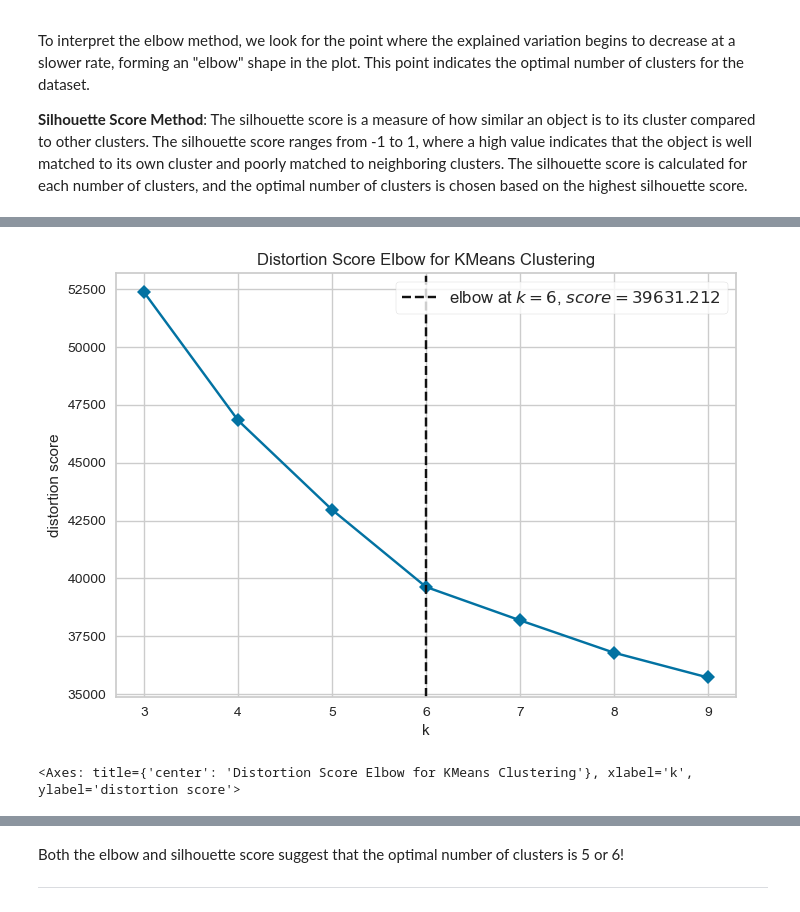
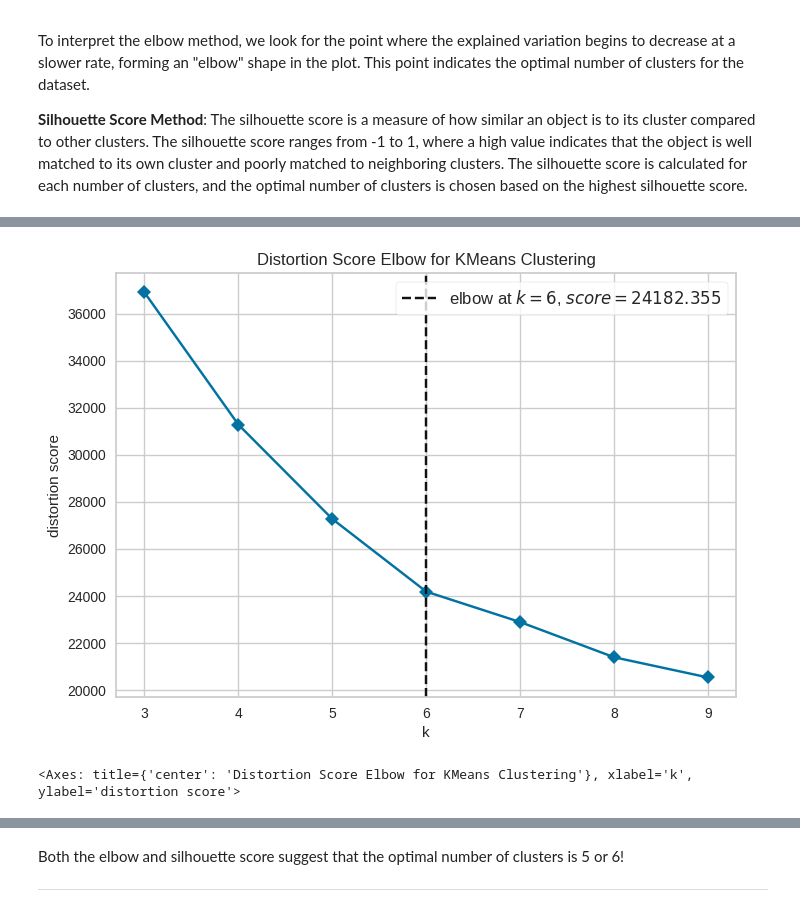
Before and after one commit to LinCannn/ADM-HW4, a Jupyter notebook: Q2.ipynb, the cells around one changed output, grey strips where cells are left out. Drawn from its saved outputs; the diff is of its cells as text; code cells hidden in the pictures.

```diff
--- a/Q2.ipynb
+++ b/Q2.ipynb
@@ -621,3 +621,5 @@ A: The two most common methods for choosing the number of clusters in a clusteri
 To interpret the elbow method, we look for the point where the explained variation begins to decrease at a slower rate, forming an "elbow" shape in the plot. This point indicates the optimal number of clusters for the dataset.
 
 **Silhouette Score Method**: The silhouette score is a measure of how similar an object is to its cluster compared to other clusters. The silhouette score ranges from -1 to 1, where a high value indicates that the object is well matched to its own cluster and poorly matched to neighboring clusters. The silhouette score is calculated for each number of clusters, and the optimal number of clusters is chosen based on the highest silhouette score.
+# %%
+movies_df2 = movies_df[['PC1','PC2', 'PC3', 'PC4', 'PC5']]
@@ -624,14 +642,14 @@ To interpret the elbow method, we look for the point where the explained variati
 # %%
 from sklearn.cluster import KMeans
 from yellowbrick.cluster import KElbowVisualizer
 
 # Instantiate the clustering model and visualizer
 model = KMeans()
 visualizer = KElbowVisualizer(model, k=(3,10), timings=False)
-visualizer.fit(movies_df) # Fit the data to the visualizer
+visualizer.fit(movies_df2) # Fit the data to the visualizer
 visualizer.show() # Finalize and render the figure
 # %% [output]
-[figure, old version]
+[figure, new version]
 <Axes: title={'center': 'Distortion Score Elbow for KMeans Clustering'}, xlabel='k', ylabel='distortion score'>
 # %%
 model = KMeans()
```
Also changed, not shown: parts of 31 cells of this notebook, 1 other file.
